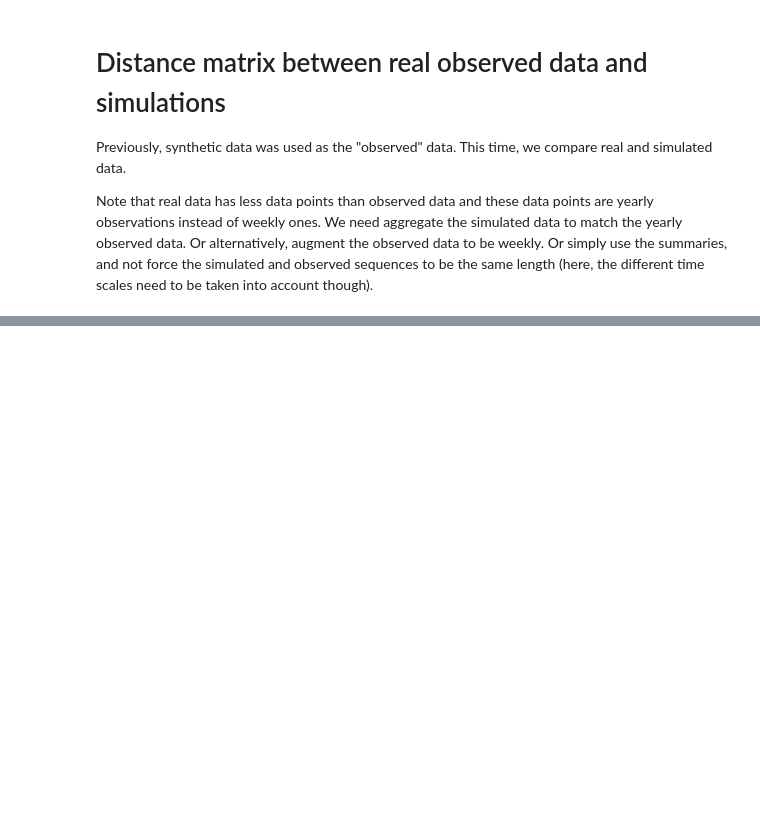
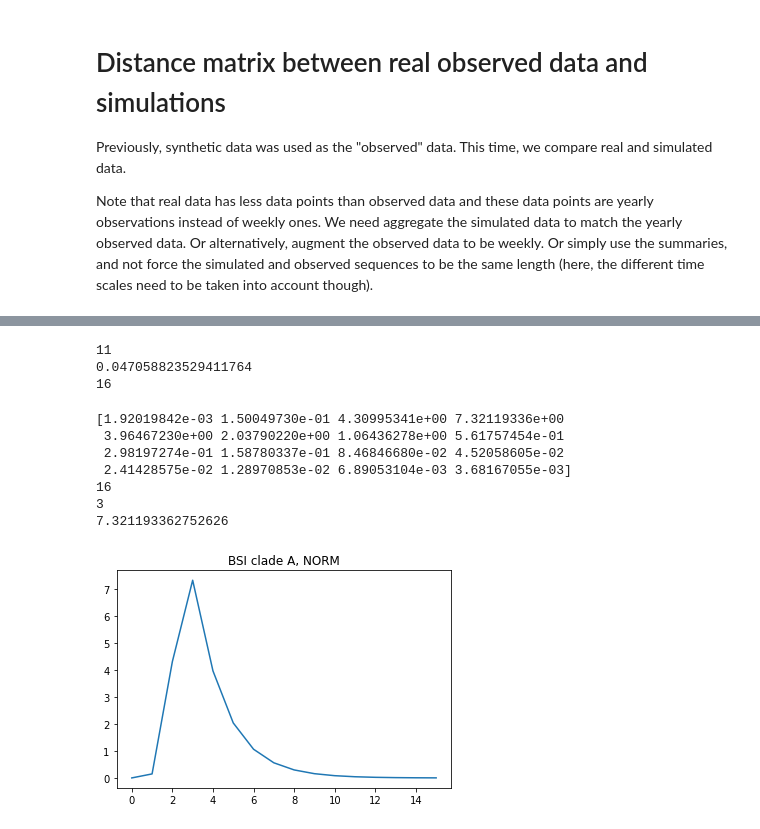
Before and after one commit to fanoja/Ecoli-R0, a Jupyter notebook: SIR simulation grid.ipynb, the cells around one changed output, grey strips where cells are left out. Cells and saved outputs as stored; diff of their text form; code cells hidden in the pictures; blank space fills up the shorter version.

Commit message:
Implement comparison between actual and simulated summary distance

```diff
--- a/SIR simulation grid.ipynb
+++ b/SIR simulation grid.ipynb
@@ -295,0 +331,35 @@ Note that real data has less data points than observed data and these data point
+# %%
+print(BSI_max_t(bsi_obs_data)) # year 2013, 11 years from beginning (2002)
+print(BSI_max(bsi_obs_data)) # max proportion of cases
+print(len(bsi_obs_data))
+# %% [output]
+11
+0.047058823529411764
+16
+# %%
+# aggregate simulated data:
+n_weeks = 16*52
+test_bsi_obs = SIR_and_BSI_simulator(0.1, 0.012, nt = n_weeks, N = pop_size, bsi_pars = bsi_pars,\
+                                is_prop = True, is_agg = True, time_period = 52, reparam = False,\
+                                batch_size = 1, random_state = None)[0]
+print(test_bsi_obs)
+print(len(test_bsi_obs))
+
+print(BSI_max_t(test_bsi_obs))
+print(BSI_max(test_bsi_obs))
+
+# Plot the aggregated synthetic observed data:
+plt.plot(test_bsi_obs)
+dataset = bsi_pars["dataset"]
+plt.title(f"BSI clade {clade}, {dataset}")
+
+plt.show()
+# %% [output]
+[1.92019842e-03 1.50049730e-01 4.30995341e+00 7.32119336e+00
+ 3.96467230e+00 2.03790220e+00 1.06436278e+00 5.61757454e-01
+ 2.98197274e-01 1.58780337e-01 8.46846680e-02 4.52058605e-02
+ 2.41428575e-02 1.28970853e-02 6.89053104e-03 3.68167055e-03]
+16
+3
+7.321193362752626
+[figure, added]
```
Also changed, not shown: parts of 10 cells of this notebook.
